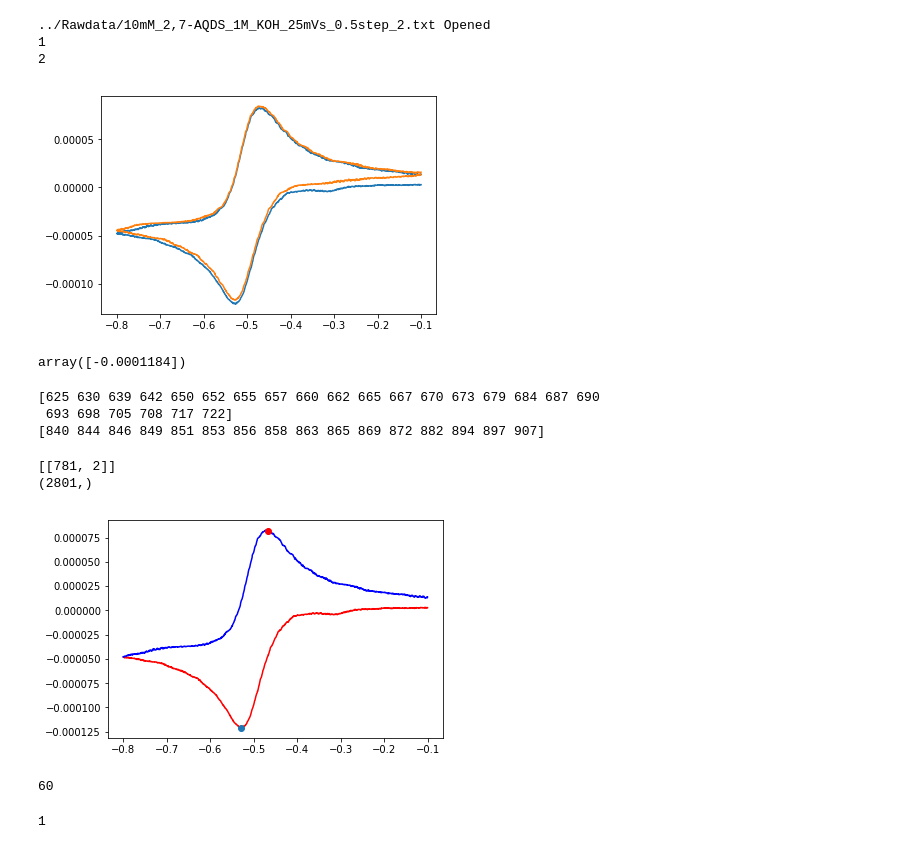
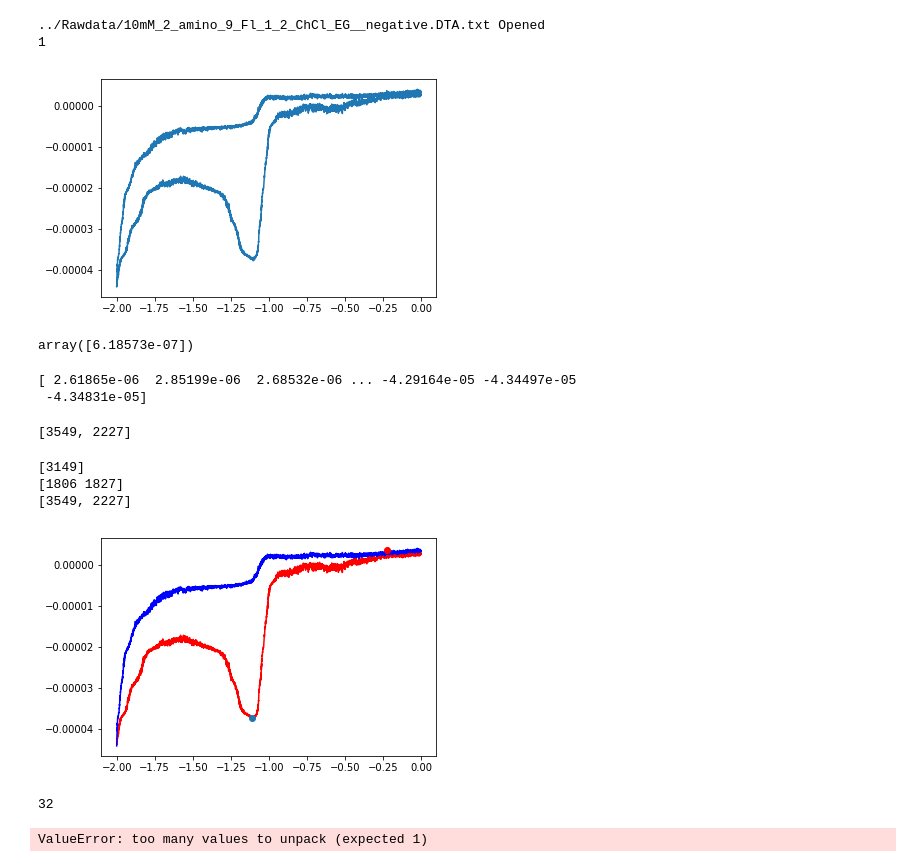
Before and after one commit to sabiharustam/voltcycle, a Jupyter notebook: VoltCycle/Main.ipynb, the cells around one changed output. Saved outputs shown, nothing was run; the diff lists cells and outputs as text; code cells hidden in the pictures.

```diff
--- a/VoltCycle/Main.ipynb
+++ b/VoltCycle/Main.ipynb
@@ -6,21 +7,20 @@ import peakutils
 # %%
-dict_1,n_cycle = main.read_file('../Rawdata/10mM_2,7-AQDS_1M_KOH_25mVs_0.5step_2.txt')
+dict_1,n_cycle = main.read_file('../Rawdata/10mM_2_amino_9_Fl_1_2_ChCl_EG__negative.DTA.txt')
 for i in range(n_cycle):
         print(i+1)
         df = main.data_frame(dict_1, i+1)
         plt.plot(df.Potential, df.Current, label = "Cycle{}".format(i+1))
 # %% [output]
-../Rawdata/10mM_2,7-AQDS_1M_KOH_25mVs_0.5step_2.txt Opened
+../Rawdata/10mM_2_amino_9_Fl_1_2_ChCl_EG__negative.DTA.txt Opened
 1
-2
-[figure, old version]
+[figure, new version]
 # %%
 df = main.data_frame(dict_1,1)
 x = df['Potential']
 y = df['Current']
 main.peak_currents(df,[838],'Current')
 # %% [output]
-array([-0.0001184])
+array([6.18573e-07])
 # %%
 for i in range(n_cycle-1):
     i = i+1
@@ -34,13 +34,3 @@ for i in range(n_cycle-1):
     y1,y2 = main.split(y)
     y_base1 = main.linear_background(x1,y1)
     y_base2 = main.linear_background(x2,y2)
-# %%
-peak2 = peakutils.indexes(y2, thres=0.9, min_dist=0.001)
-peak1 = peakutils.indexes(abs(y1), thres=0.9, min_dist=0.001)
-
-print(peak)
-print(peak2)
-# %% [output]
-[625 630 639 642 650 652 655 657 660 662 665 667 670 673 679 684 687 690
- 693 698 705 708 717 722]
-[840 844 846 849 851 853 856 858 863 865 869 872 882 894 897 907]
@@ -47,24 +93,31 @@ print(peak2)
+# %%
+peak_detection_fxn(y)
+# %% [output]
+[ 2.61865e-06  2.85199e-06  2.68532e-06 ... -4.29164e-05 -4.34497e-05
+ -4.34831e-05]
+[3549, 2227]
 # %%
-df = main.data_frame(dict_1,1)
+df = main.data_frame(dict_1, 1)
 x = df['Potential']
 y = df['Current']
-peak_index = main.peak_detection(y)
+peak_index = peak_detection(y)
 print(peak_index)
+x1,x2 = main.split(x)
+y1,y2 = main.split(y)
+
 plt.plot(x1,y1,color ='red')
 plt.plot(x2,y2,color = 'blue')
-plt.plot(x1[858],y1[858],marker='o')
-plt.plot(x2[665],y2[665],marker='o',color = 'red')
-
-print(x.shape)
+plt.plot(x1[2227],y1[2227],marker='o')
+plt.plot(x2[3549],y2[3549],marker='o',color = 'red')
+plt.show()
 # %% [output]
-[[781, 2]]
-(2801,)
+[3149]
+[1806 1827]
+[3549, 2227]
-[figure, old version]
+[figure, new version]
 # %%
 main.critical_idx(x1,y1)
 # %% [output]
-60
+32
 # %%
 main.critical_idx(x2,y2)
-# %% [output]
-1
@@ -70,0 +139,4 @@ main.critical_idx(x2,y2)
+# %%
+test_peak_detection_fxn()
+# %% [output]
+ValueError: too many values to unpack (expected 1)
```
Also changed, not shown: parts of 4 cells of this notebook, 3 other files.
